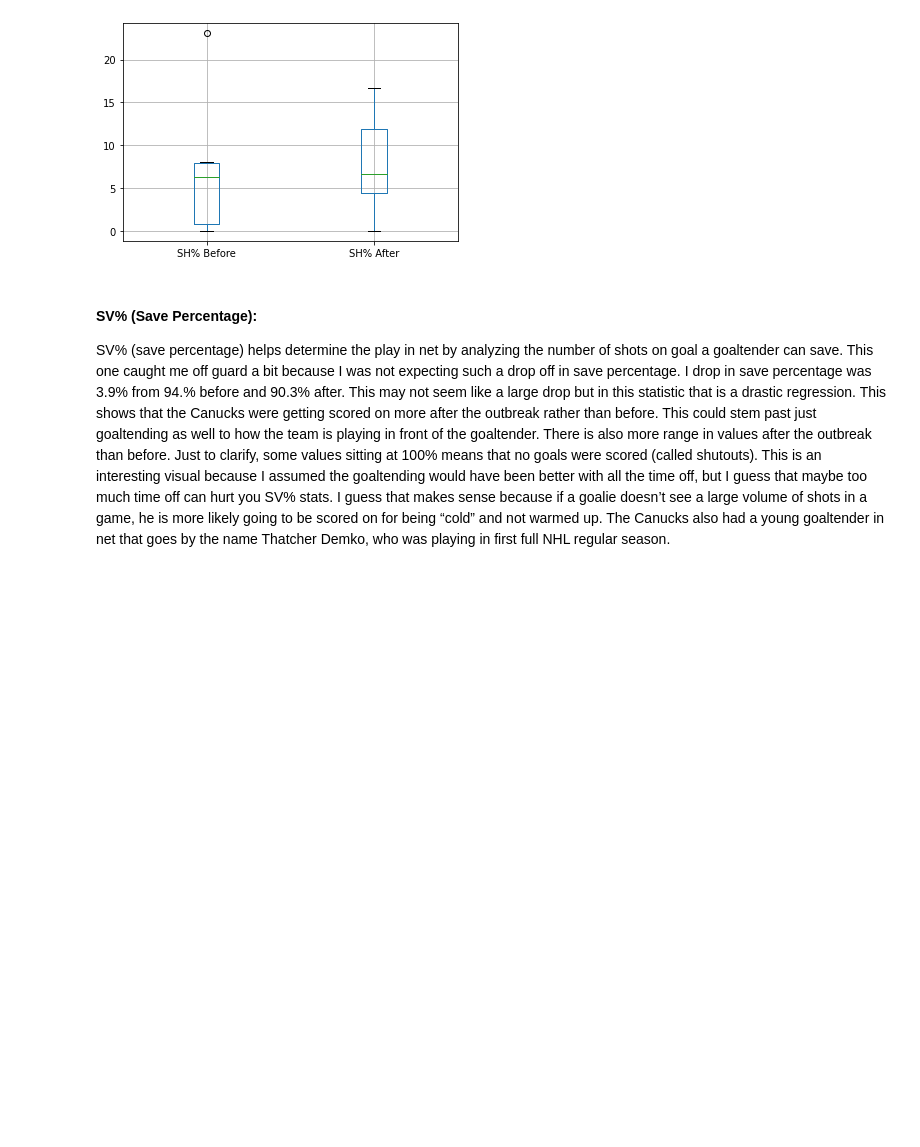
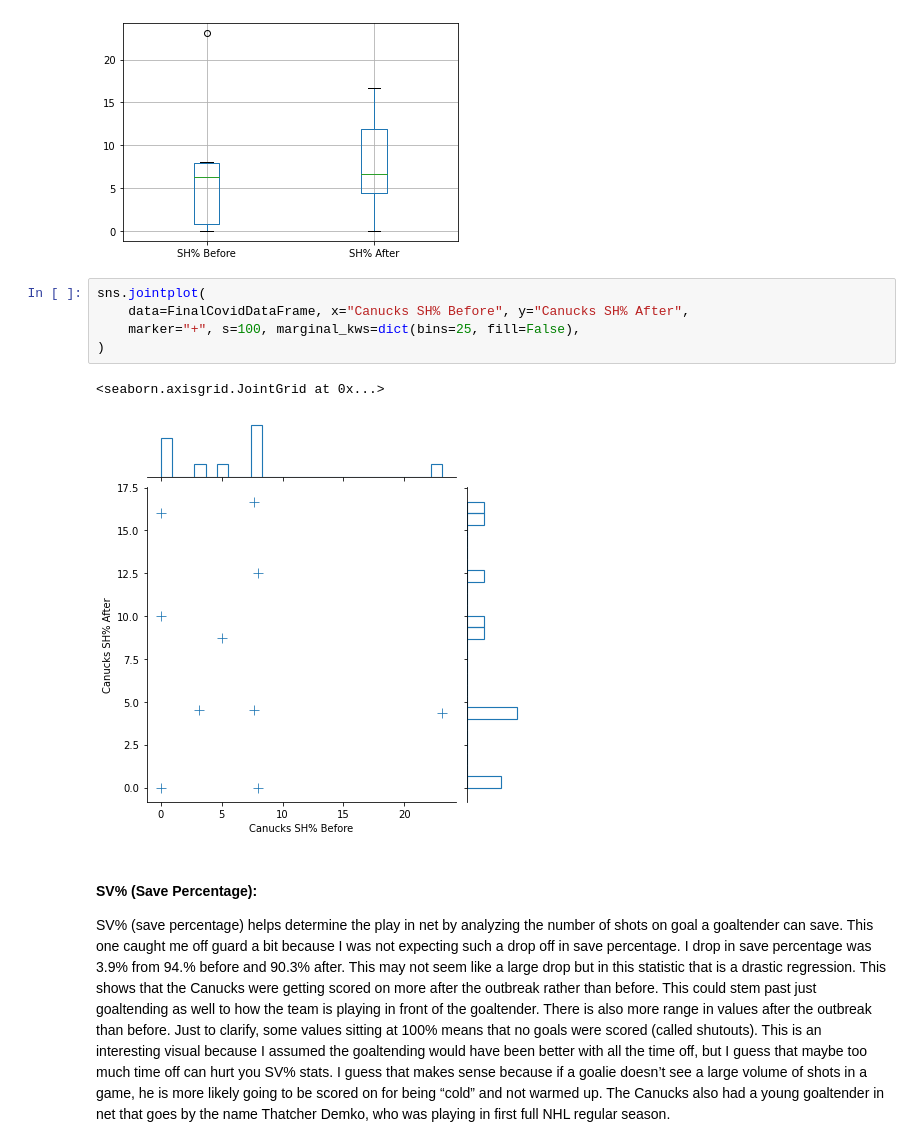
Before and after one commit to data301-2021-winter1/project-group23-project, a Jupyter notebook: notebooks/analysis1.ipynb, the cells around one changed output. Saved outputs shown, nothing was run; the diff lists cells and outputs as text; blank space fills up the shorter version.

```diff
--- a/notebooks/analysis1.ipynb
+++ b/notebooks/analysis1.ipynb
@@ -364,6 +349,14 @@ CanucksBandA.boxplot(['SH% Before','SH% After'])
 # %% [output]
 <AxesSubplot:>
 [figure]
+# %%
+sns.jointplot(
+    data=FinalCovidDataFrame, x="Canucks SH% Before", y="Canucks SH% After",
+    marker="+", s=100, marginal_kws=dict(bins=25, fill=False),
+)
+# %% [output]
+<seaborn.axisgrid.JointGrid at 0x...>
+[figure, added]
 # %% [markdown]
 #### SV% (Save Percentage):
 SV% (save percentage) helps determine the play in net by analyzing the number of shots on goal a goaltender can save. This one caught me off guard a bit because I was not expecting such a drop off in save percentage. I drop in save percentage was 3.9% from 94.% before and 90.3% after. This may not seem like a large drop but in this statistic that is a drastic regression. This shows that the Canucks were getting scored on more after the outbreak rather than before. This could stem past just goaltending as well to how the team is playing in front of the goaltender. There is also more range in values after the outbreak than before. Just to clarify, some values sitting at 100% means that no goals were scored (called shutouts). This is an interesting visual because I assumed the goaltending would have been better with all the time off, but I guess that maybe too much time off can hurt you SV% stats. I guess that makes sense because if a goalie doesn’t see a large volume of shots in a game, he is more likely going to be scored on for being “cold” and not warmed up. The Canucks also had a young goaltender in net that goes by the name Thatcher Demko, who was playing in first full NHL regular season.
```
Also changed, not shown: parts of 29 cells of this notebook, 1 other file.
